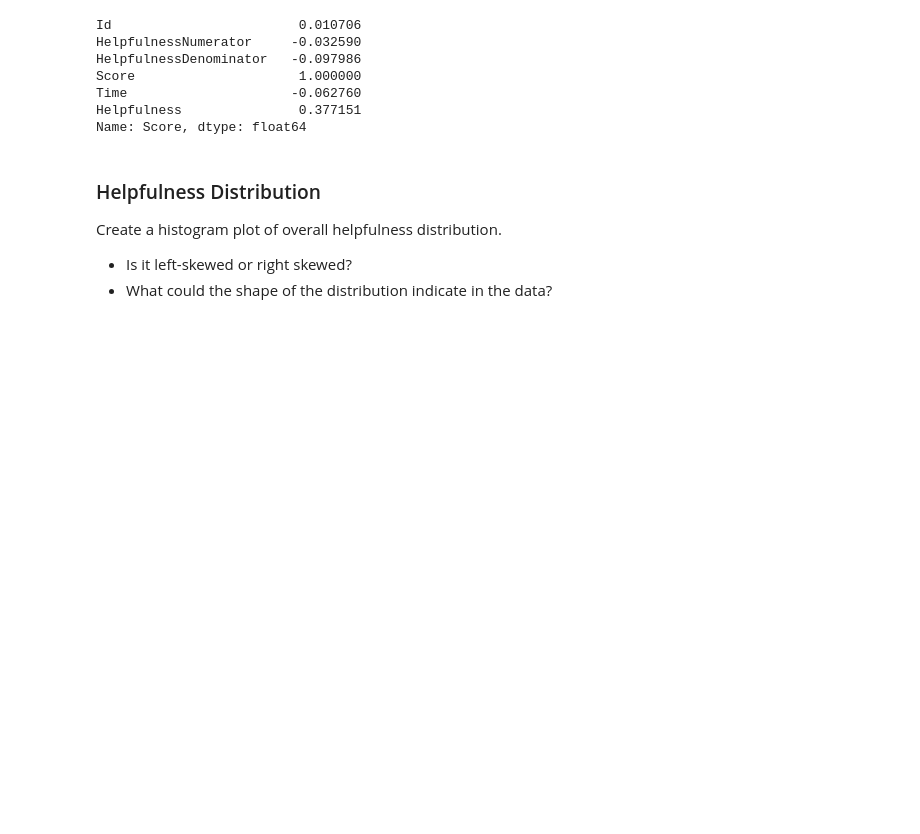
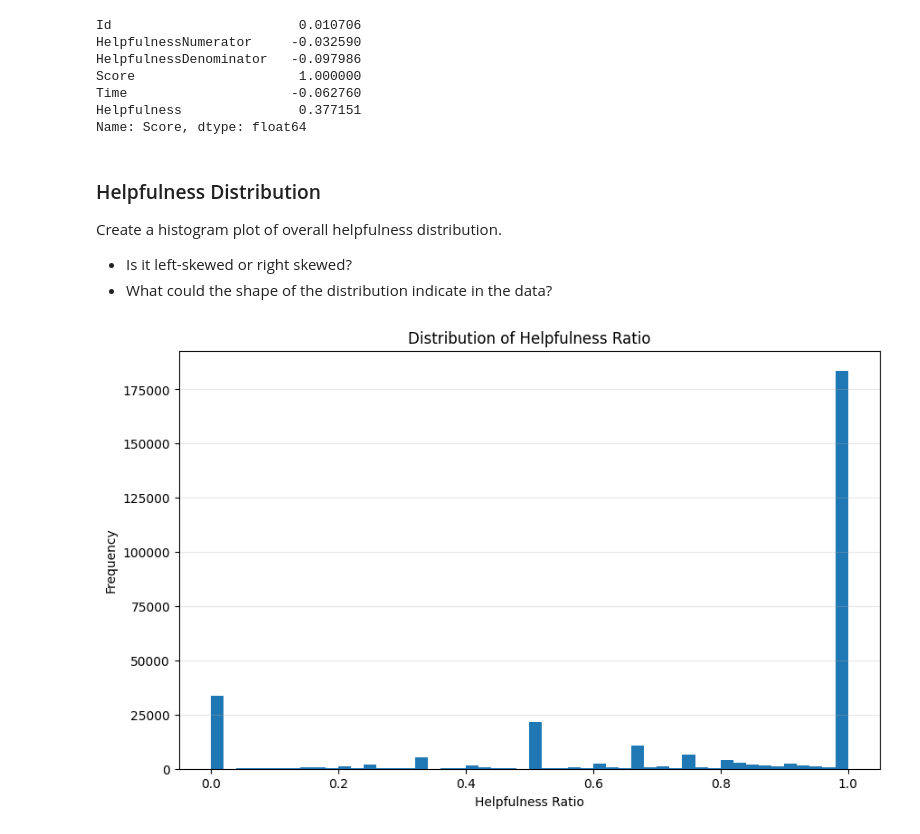
Before and after one commit to Cyrus-Kwan/Amazon-Sentiment-Analysis, a Jupyter notebook: src/explore/explore.ipynb, the cells around one changed output. Saved outputs shown, nothing was run; the diff lists cells and outputs as text; code cells hidden in the pictures; blank space fills up the shorter version.

Commit message:
Changed variable names and removed redundant imports

```diff
--- a/src/explore/explore.ipynb
+++ b/src/explore/explore.ipynb
@@ -272,15 +272,14 @@ Create a histogram plot of overall helpfulness distribution.
 - Is it left-skewed or right skewed?
 - What could the shape of the distribution indicate in the data?
 # %%
-import pandas as pd
-import matplotlib.pyplot as plt
-
 plt.figure(figsize=(10, 6))
-plt.hist(df['helpfulness_ratio'], bins=50, range=(0, 1))
+plt.hist(numeric_data['Helpfulness'], bins=50, range=(0, 1))
 plt.title('Distribution of Helpfulness Ratio')
 plt.xlabel('Helpfulness Ratio')
 plt.ylabel('Frequency')
 plt.grid(axis='y', alpha=0.3)
 plt.show()
+# %% [output]
+[figure, added]
 # %% [markdown]
 ![image.png](attachment:image.png)
```
